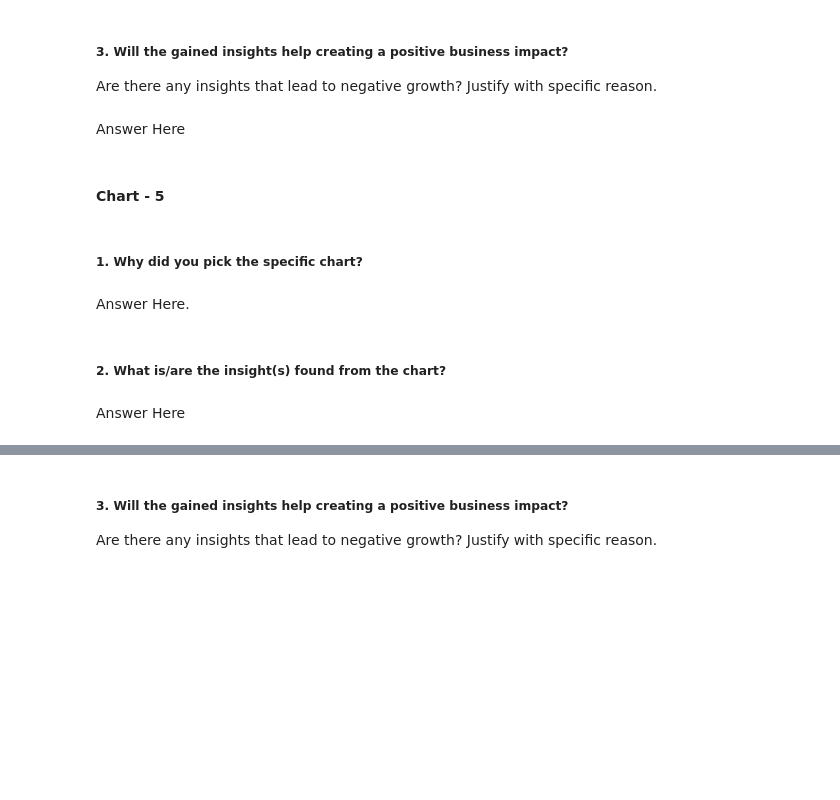
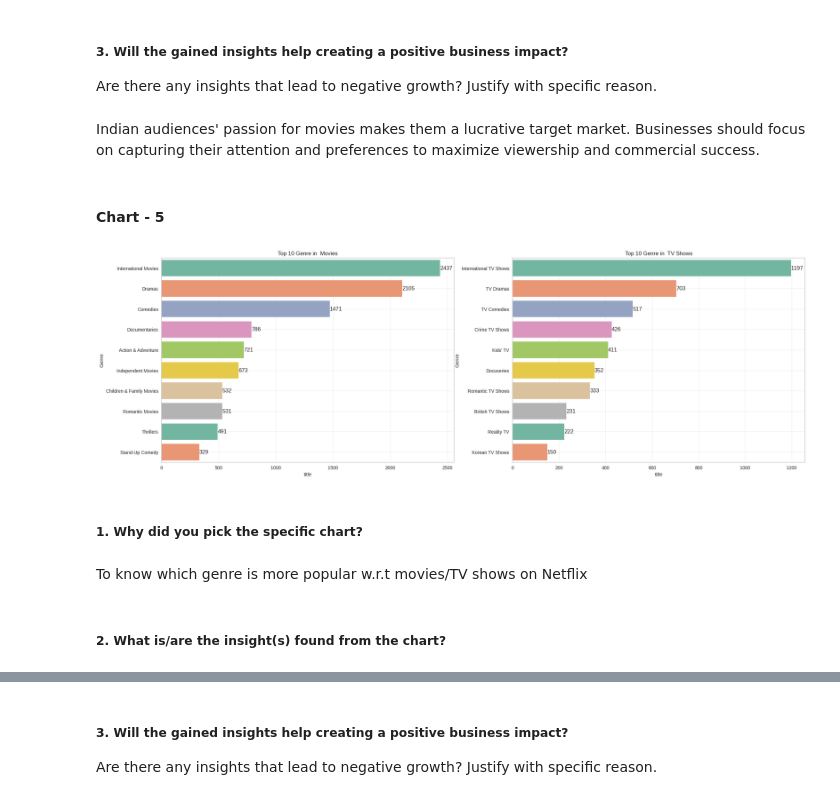
Before and after one commit to ashish-bansod/Netflix_Movies_and_TV_Shows_Clustering, a Jupyter notebook: Netflix_Movies_and_TV_Shows_Clustering.ipynb, the cells around one changed output, grey strips where cells are left out. Drawn from its saved outputs; the diff is of its cells as text; code cells hidden in the pictures; blank space fills up the shorter version.

```diff
--- a/Netflix_Movies_and_TV_Shows_Clustering.ipynb
+++ b/Netflix_Movies_and_TV_Shows_Clustering.ipynb
@@ -783,7 +785,7 @@ Answer Here
 # %% [markdown]
 ##### 3. Will the gained insights help creating a positive business impact?
 Are there any insights that lead to negative growth? Justify with specific reason.
-# %% [markdown]
-Answer Here
+# %% [markdown]
+Indian audiences' passion for movies makes them a lucrative target market. Businesses should focus on capturing their attention and preferences to maximize viewership and commercial success.
 # %% [markdown]
 #### Chart - 5
@@ -792,8 +792,20 @@ Answer Here
+# %%
+# Chart - 5 visualization code
+
+plt.figure(figsize=(25,8))
+for i,j,k in (df_movies,'Movies',1),(df_tvshows,'TV Shows',2):
+  plt.subplot(1,2,k)
+  k=sns.barplot(y='Genre',x='title',data=i.groupby('Genre').nunique().sort_values(by='title',ascending=False).reset_index()[:10],palette='Set2')
+  for label in k.containers:
+            k.bar_label(label)
+  plt.grid(alpha=0.3)
+  plt.title(f'Top 10 Genre in  {j}')
+plt.show()
+# %% [output]
+[figure, added]
 # %% [markdown]
 ##### 1. Why did you pick the specific chart?
-# %% [markdown]
-Answer Here.
+# %% [markdown]
+To know which genre is more popular w.r.t movies/TV shows on Netflix
 # %% [markdown]
 ##### 2. What is/are the insight(s) found from the chart?
-# %% [markdown]
-Answer Here
```
Also changed, not shown: parts of 35 cells of this notebook.
